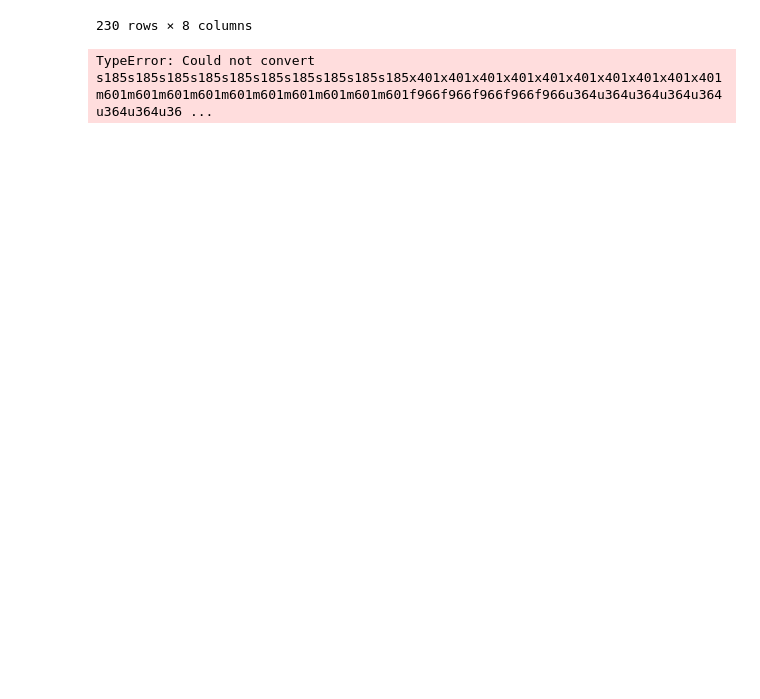
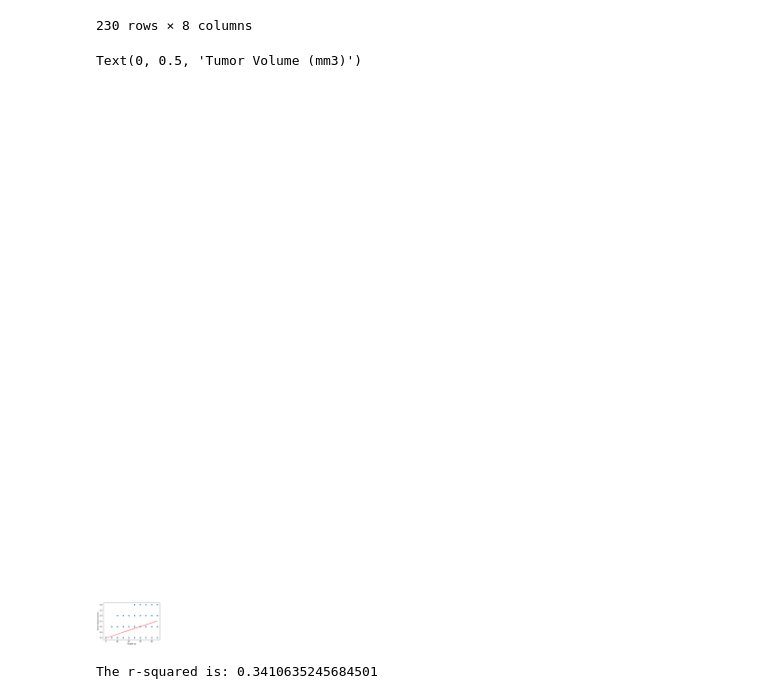
Before and after one commit to michelleherman13/matplotlib-challenge, a Jupyter notebook: Pymaceuticals/Pymaceuticals.ipynb, the cells around one changed output. Saved outputs shown, nothing was run; the diff lists cells and outputs as text; code cells hidden in the pictures; blank space fills up the shorter version.

```diff
--- a/Pymaceuticals/Pymaceuticals.ipynb
+++ b/Pymaceuticals/Pymaceuticals.ipynb
@@ -378,17 +379,21 @@ correlation_mouse
 | 1455 | r157 | Capomulin | Male | 22 | 25 | 15 | r157 | ... |
 230 rows × 8 columns
 # %%
-x_values = data["Weight (g)"].mean()
-y_values = data["Tumor Volume (mm3)"].mean()
+x_values = correlation_mouse.iloc[:,5]
+y_values =correlation_mouse.iloc[:,7]
 (slope, intercept, rvalue, pvalue, stderr) = linregress(x_values, y_values)
 regress_values = x_values * slope + intercept
 line_eq = "y = " + str(round(slope,2)) + "x + " + str(round(intercept,2))
 plt.scatter(x_values,y_values)
 plt.plot(x_values,regress_values,"r-")
-plt.annotate(line_eq,(0,50),fontsize=15,color="red")
-plt.xlabel("Weight")
+plt.annotate(line_eq,(0,50),fontsize=15,color="pink")
+plt.xlabel("Weight (g)")
 plt.ylabel("Tumor Volume (mm3)")
-print(f"The r-squared is: {rvalue**2}")
-plt.show()
 # %% [output]
-TypeError: Could not convert s185s185s185s185s185s185s185s185s185s185x401x401x401x401x401x401x401x401x401x401m601m601m601m601m601m601m601m601m601m601f966f966f966f966f966u364u364u364u364u364u364u364u36 ...
+Text(0, 0.5, 'Tumor Volume (mm3)')
+[figure, added]
+# %%
+print(f"The r-squared is: {rvalue**2}")
+plt.show()
+# %% [output]
+The r-squared is: 0.3410635245684501
```
Also changed, not shown: parts of 6 cells of this notebook.
